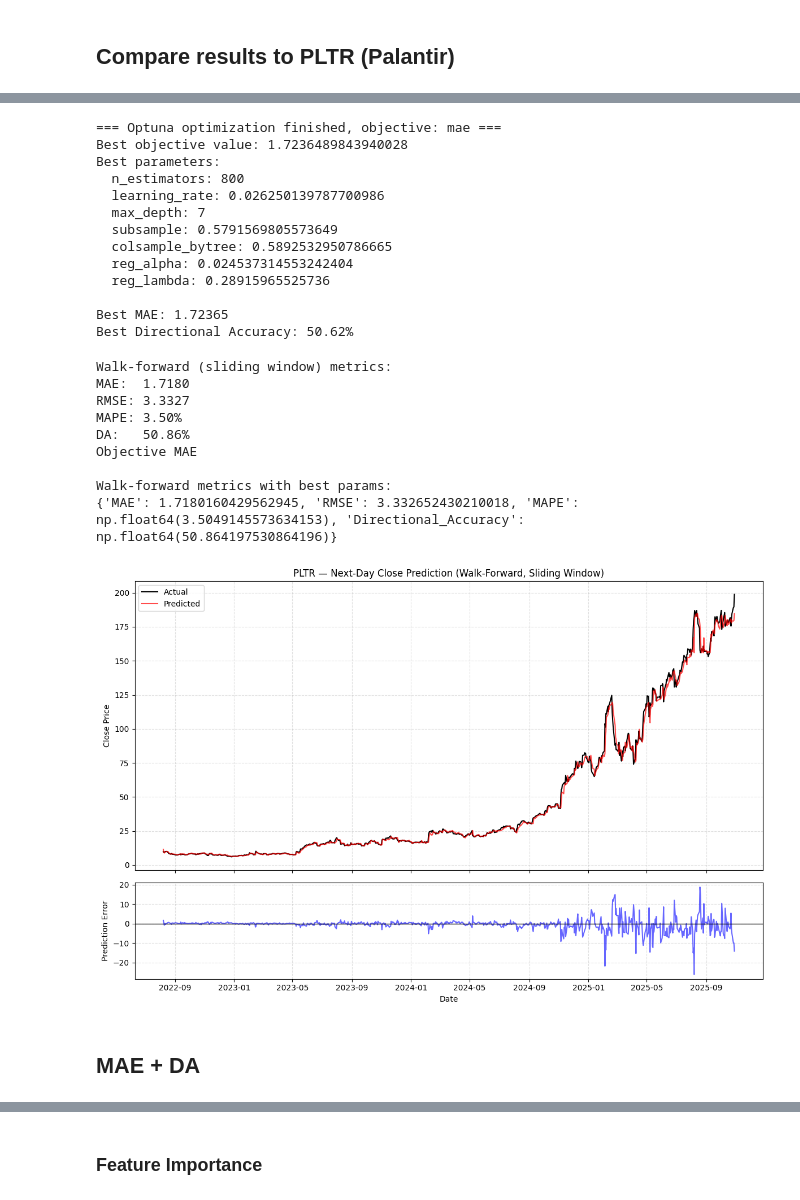
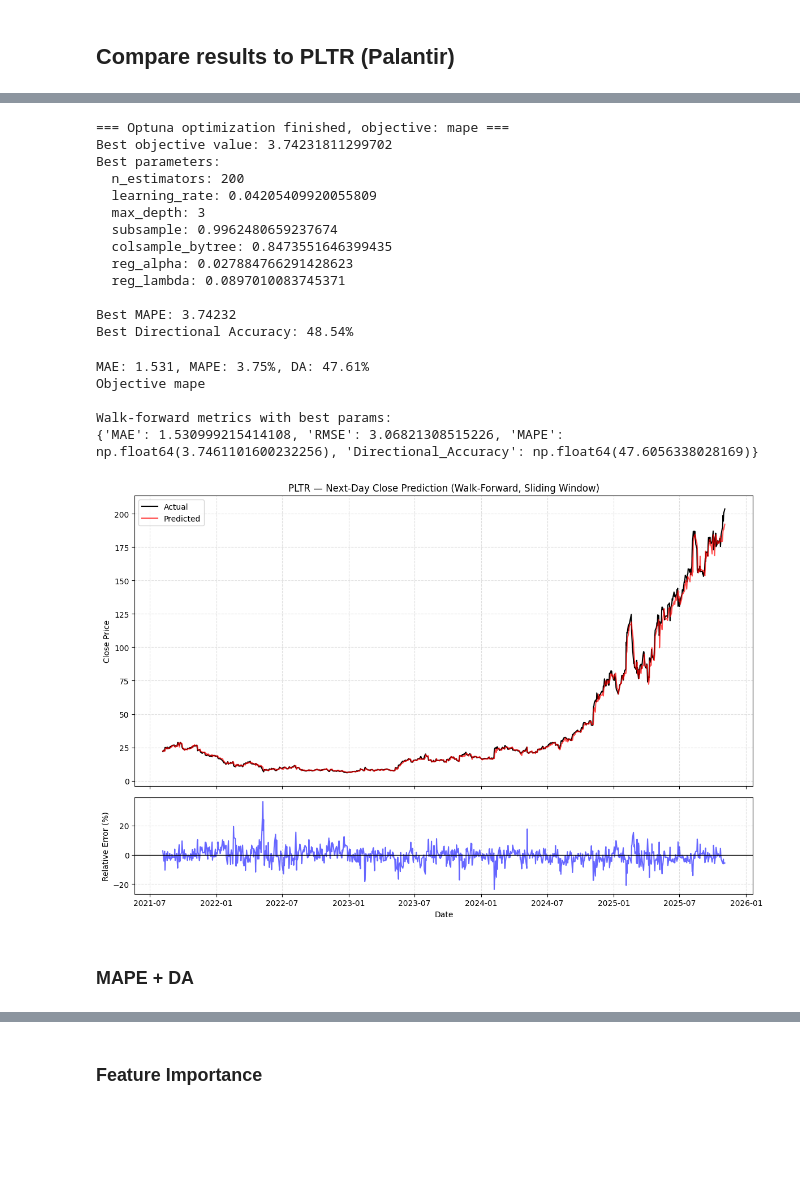
Before and after one commit to ruokokoski/predistocks, a Jupyter notebook: stock_predictor.ipynb, the cells around one changed output, grey strips where cells are left out. Saved outputs shown, nothing was run; the diff lists cells and outputs as text; code cells hidden in the pictures; blank space fills up the shorter version.

```diff
--- a/stock_predictor.ipynb
+++ b/stock_predictor.ipynb
@@ -280,7 +280,7 @@ def plot_sample(X: np.ndarray, y: np.ndarray, target_dates: np.ndarray, feature_
 ## Test with OHLCV data
 # %%
 ticker = "MSFT"
-data = load_stock_data(ticker, start="2022-01-01")
+data = load_stock_data(ticker, start="2021-01-01")
 
 lag_values = [2, 3, 4, 5, 10]
 train_window_values = [60, 80, 100, 120, 140, 160]
@@ -363,17 +363,21 @@ def optuna_xgb(data, lag, train_window, n_trials=50, use_ta=True, metric="mae",
             return float("inf")
 
         mae = metrics["MAE"]
+        mape = metrics["MAPE"]
         da = metrics["Directional_Accuracy"]
         trial.set_user_attr("MAE", mae)
+        trial.set_user_attr("MAPE", mape)
         trial.set_user_attr("DA", da)
 
         if metric.lower() == "mae":
             return mae
+        elif metric.lower() == "mape":
+            return mape
         elif metric.lower() == "da":
             return -da
         elif metric.lower() == "composite":
             alpha_val = 0.5 if alpha is None else alpha
-            return mae - alpha_val * (da / 100)
+            return mape - alpha_val * (da / 100)
 
         else:
             raise ValueError("metric must be 'mae', 'da', or 'composite'")
@@ -900,10 +992,10 @@ get_feature_importance(data, lag, train_window, best_params, use_ta=True)
 # %%
 ticker = 'PLTR'
 
-data_pltr = load_stock_data(ticker, start="2022-01-01")
+data_pltr = load_stock_data(ticker, start="2021-01-01")
 
-lag_values = [2, 3, 4, 5, 10]
-train_window_values = [60, 80, 100, 120, 140, 160]
+lag_values = [2, 3, 4, 5]
+train_window_values = [80, 100, 120, 140, 160, 180]
 
 use_ta = True
 results_pltr = optimize_window_sizes(data_pltr, lag_values, train_window_values, use_ta)
@@ -934,9 +1026,9 @@ Best configuration, ticker PLTR: lag=2.0, train_window=80.0
 lag = 4
 train_window = 120
 use_ta = True
-objective = 'mae'
+objective = 'mape'
 
-study_pltr_mae = optuna_xgb(
+study_pltr_mape = optuna_xgb(
     data_pltr,
     lag=lag,
     train_window=train_window,
@@ -986,59 +1054,55 @@ DA:   50.62%
 ... (88 outputs left out)
 # %%
 print(f"\n=== Optuna optimization finished, objective: {objective} ===")
-print("Best objective value:", study_pltr_mae.best_value)
+print("Best objective value:", study_pltr_mape.best_value)
 print("Best parameters:")
-for k, v in study_pltr_mae.best_params.items():
+for k, v in study_pltr_mape.best_params.items():
     print(f"  {k}: {v}")
 
-best_trial = study_pltr_mae.best_trial
-print(f"\nBest MAE: {best_trial.user_attrs['MAE']:.5f}")
+best_trial = study_pltr_mape.best_trial
+print(f"\nBest MAPE: {best_trial.user_attrs['MAPE']:.5f}")
 print(f"Best Directional Accuracy: {best_trial.user_attrs['DA']:.2f}%")
 
 #trials_df = study_pltr_mae.trials_dataframe(attrs=("number", "value", "state", "user_attrs"))
 #print(trials_df.head())
 # %% [output]
-=== Optuna optimization finished, objective: mae ===
-Best objective value: 1.7236489843940028
+=== Optuna optimization finished, objective: mape ===
+Best objective value: 3.74231811299702
 Best parameters:
-  n_estimators: 800
-  learning_rate: 0.026250139787700986
-  max_depth: 7
-  subsample: 0.5791569805573649
-  colsample_bytree: 0.5892532950786665
-  reg_alpha: 0.024537314553242404
-  reg_lambda: 0.28915965525736
+  n_estimators: 200
+  learning_rate: 0.04205409920055809
+  max_depth: 3
+  subsample: 0.9962480659237674
+  colsample_bytree: 0.8473551646399435
+  reg_alpha: 0.027884766291428623
+  reg_lambda: 0.0897010083745371
 
-Best MAE: 1.72365
-Best Directional Accuracy: 50.62%
+Best MAPE: 3.74232
+Best Directional Accuracy: 48.54%
 # %%
 X, y, target_dates, feature_dates = create_features(data_pltr, lag, use_ta=True)
 
 results, metrics = walk_forward_sliding_window(
     X, y, target_dates,
     train_window=train_window,
     step=1, # predict daily
-    params=study_pltr_mae.best_params,
+    params=study_pltr_mape.best_params,
 )
 
-print("Objective MAE")
+print(f"Objective {objective}")
 print("\nWalk-forward metrics with best params:")
 print(metrics)
 
 plot_walk_forward_results(results, ticker)
 # %% [output]
-Walk-forward (sliding window) metrics:
-MAE:  1.7180
-RMSE: 3.3327
-MAPE: 3.50%
-DA:   50.86%
-Objective MAE
+MAE: 1.531, MAPE: 3.75%, DA: 47.61%
+Objective mape
 
 Walk-forward metrics with best params:
-{'MAE': 1.7180160429562945, 'RMSE': 3.332652430210018, 'MAPE': np.float64(3.5049145573634153), 'Directional_Accuracy': np.float64(50.864197530864196)}
+{'MAE': 1.530999215414108, 'RMSE': 3.06821308515226, 'MAPE': np.float64(3.7461101600232256), 'Directional_Accuracy': np.float64(47.6056338028169)}
-[figure, old version]
+[figure, new version]
 # %% [markdown]
-## MAE + DA
+### MAPE + DA
 # %%
 alpha = 0.3
 objective = 'composite'
```
Also changed, not shown: parts of 33 cells of this notebook.
